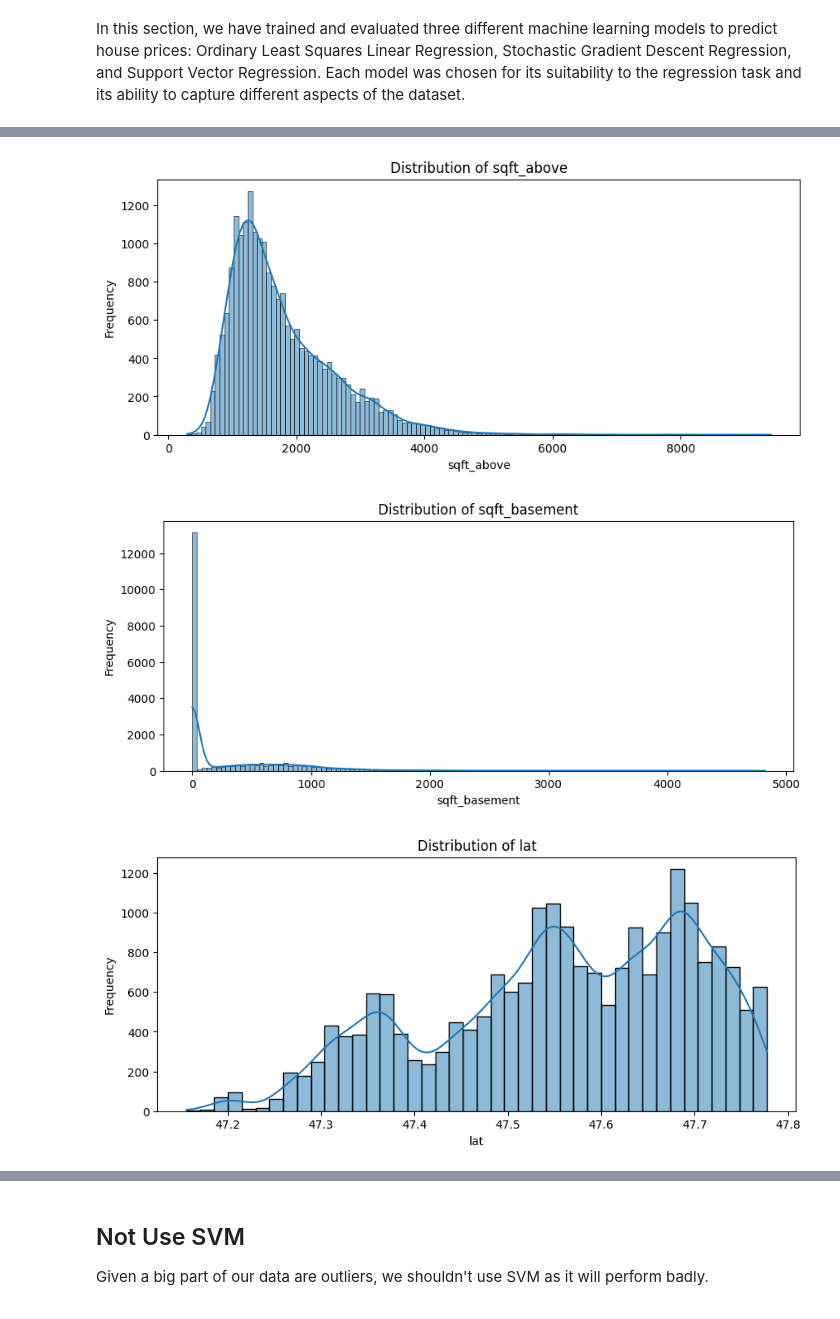
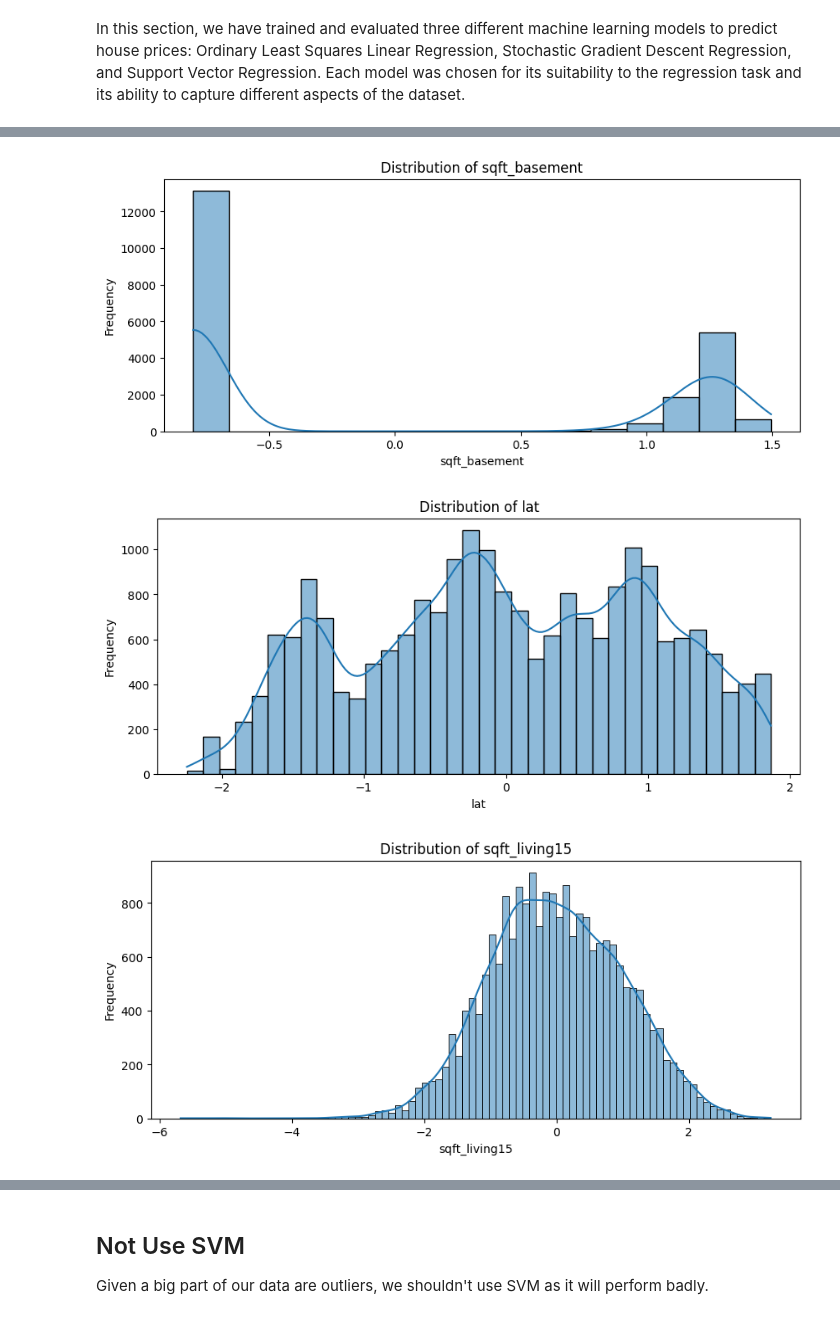
Before and after one commit to LobenKT/stintsy-grp5-mp, a Jupyter notebook: STINTSY-GRP8-MP.ipynb, the cells around one changed output, grey strips where cells are left out. Cells and saved outputs as stored; diff of their text form; code cells hidden in the pictures.

Commit message:
Transformation

```diff
--- a/STINTSY-GRP8-MP.ipynb
+++ b/STINTSY-GRP8-MP.ipynb
@@ -450,23 +446,22 @@ In our data preprocessing steps, we opt for standardizing most features while ex
 # %%
-from sklearn.preprocessing import StandardScaler
+from sklearn.preprocessing import PowerTransformer
+import pandas as pd
+
+# Load your dataset
+# house = pd.read_csv('path_to_your_dataset.csv')
 
 # Separating the features (X) and target variable (y)
-X = house.iloc[:, 1:]
+X = house.drop(columns=['price'])  # Exclude the target variable from transformations
 y = house['price']
 
-# Excluding 'waterfront' from standardization
-features_to_scale = X.columns.drop('waterfront')
+# Apply Yeo-Johnson transformation to the entire feature set
+yeo_johnson_transformer = PowerTransformer(method='yeo-johnson', standardize=True)
+scaled_X = yeo_johnson_transformer.fit_transform(X)
 
-# Creating a copy to store the scaled features
-scaled_X = X.copy()
+# Convert transformed features back to DataFrame for better readability
+scaled_X = pd.DataFrame(scaled_X, columns=X.columns)
 
-# Creating the StandardScaler object
-scaler = StandardScaler()
-
-# Standardizing the selected features
-scaled_X[features_to_scale] = scaler.fit_transform(X[features_to_scale])
-
-# Displaying the first few rows of scaled_X to verify the standardization
+# Displaying the first few rows to verify the transformations
 print(scaled_X.head())
 # %% [output]
    bedrooms  bathrooms  sqft_living    floors  waterfront      view     grade
@@ -488,12 +483,12 @@ import matplotlib.pyplot as plt
 import seaborn as sns
 
 # List of features for distribution analysis
-features = house.columns
+features = scaled_X.columns
 
 # Plotting histograms for each feature
 for feature in features:
     plt.figure(figsize=(10, 4))
-    sns.histplot(house[feature], kde=True)
+    sns.histplot(scaled_X[feature], kde=True)
     plt.title(f'Distribution of {feature}')
     plt.ylabel('Frequency')
     plt.xlabel(feature)
@@ -510,3 +505,3 @@ for feature in features:
-[figure, old version]
+[figure, new version]
-[figure, old version]
+[figure, new version]
-[figure, old version]
+[figure, new version]
```
Also changed, not shown: parts of 15 cells of this notebook.
